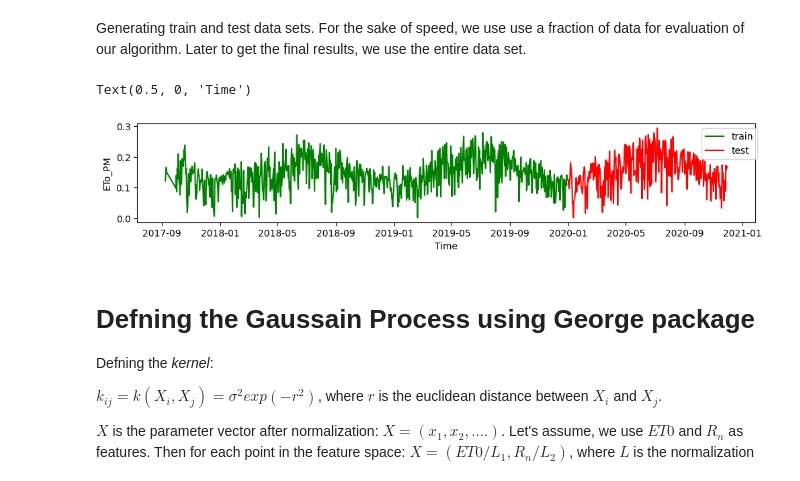
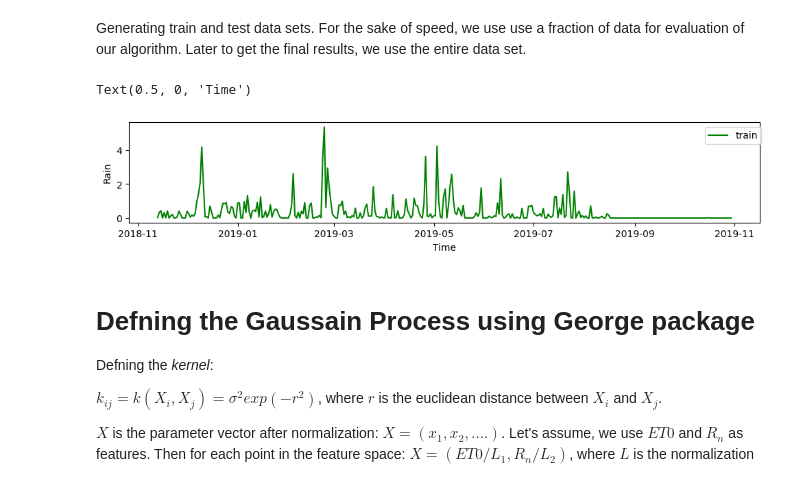
Before and after one commit to ekourkchi/Weather_research, a Jupyter notebook: HOBO_GPR_PSO.ipynb, the cells around one changed output. Cells and saved outputs as stored; diff of their text form; code cells hidden in the pictures.

```diff
--- a/HOBO_GPR_PSO.ipynb
+++ b/HOBO_GPR_PSO.ipynb
@@ -65,11 +64,13 @@ stationInfo = {
     20121047:{"timeZone": "Pacific/Samoa", "name": "MALAEIMI ", "GPS": ""},
     20121048:{"timeZone": "Pacific/Samoa", "name": "TAFETA", "GPS": ""},
     20173018:{"timeZone": "US/Hawaii", "name": "TEXEIRA", "GPS": ""},
+    'PH1':{"timeZone": "US/Hawaii", "name": "PIONEER Gay", "GPS": "21.568543N  -158.155975W"},
+    'PH2':{"timeZone": "US/Hawaii", "name": "PIONEER Helemano", "GPS": "21.565335N  -158.097097W"},
     }
 
 
 
-serial = 20009161
+serial = 20121048
 station = stationInfo[serial]["name"]
 station
 # %% [output]
@@ -95,2 +95,0 @@ data.head()
-# %%
-data = data[['Date(US/Hawaii)', 'ETo_CIMIS (raw)', 'Rain(inch)', 'Tmin', 'Tmax', 'Tc', 'Rn', 'VPD']]
@@ -135,0 +136,5 @@ data.tail(10)
+# %%
+if np.isnan(data.iloc[-1][Label]):
+  data = data.iloc[:-1]
+
+data.tail(5)
@@ -141,44 +154,25 @@ For the sake of speed, we use use a fraction of data for evaluation of our algor
 # %%
 fig = py.figure(figsize=(10,15), dpi=100)
 fig.subplots_adjust(wspace=0, top=0.92, bottom=0.12, left=0.06, right=0.98)
 gs = gridspec.GridSpec(7,1) ; p=0
 
-# training: 2010-2017
-subData = data.loc[:"2019-12-31"]
-N = len(subData)
-x = subData.index
-y = subData["ETo_CIMIS"].ffill()
-z = 0*subData["Tmin"].ffill()
-v = 0*subData["Tmax"].ffill()
-w = 0*subData["Rn"].ffill()
-tm = subData["ETo_CIMIS"].ffill()
-tx = subData["ETo_CIMIS"].ffill()
-
-# testing: 2013 onward
-subData_test = data.loc["2020":]
-N_test = len(subData_test)
-x_test = subData_test.index
-y_test = subData_test["ETo_CIMIS"].ffill()
-z_test = 0*subData_test["Tmin"].ffill()
-v_test = 0*subData_test["Tmax"].ffill()
-w_test = 0*subData_test["Rn"].ffill()
-tm_test = subData_test["ETo_CIMIS"].ffill()
-tx_test = subData_test["ETo_CIMIS"].ffill()
+# training
+N = len(data)
+x = data.index
+y = data[Label]
 
 # top plot
 p = 0
 
 ax = plt.subplot(gs[p]) ; p+=1
 ax.plot(x, y, color='green', label="train")
-ax.plot(x_test, y_test, color='red', label="test")
 ax.legend(bbox_to_anchor=(1.01, 1))
-ax.set_ylabel("ETo_PM")
-
+ax.set_ylabel(Label)
 
 ax.set_xlabel("Time")
 # %% [output]
 Text(0.5, 0, 'Time')
-[figure, old version]
+[figure, new version]
 # %%
 def metrics(y1, y2):
   '''
```
Also changed, not shown: parts of 26 cells of this notebook.
